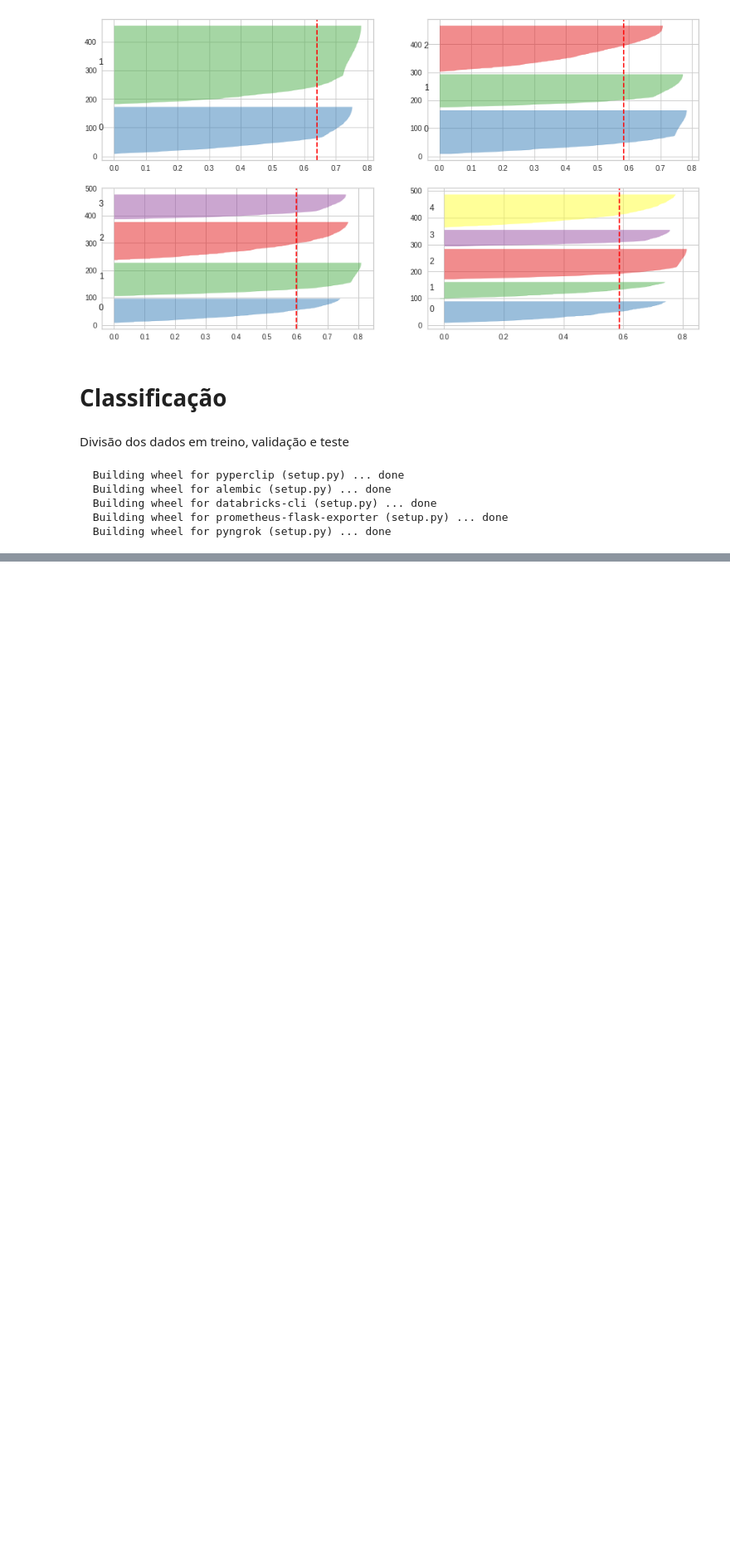
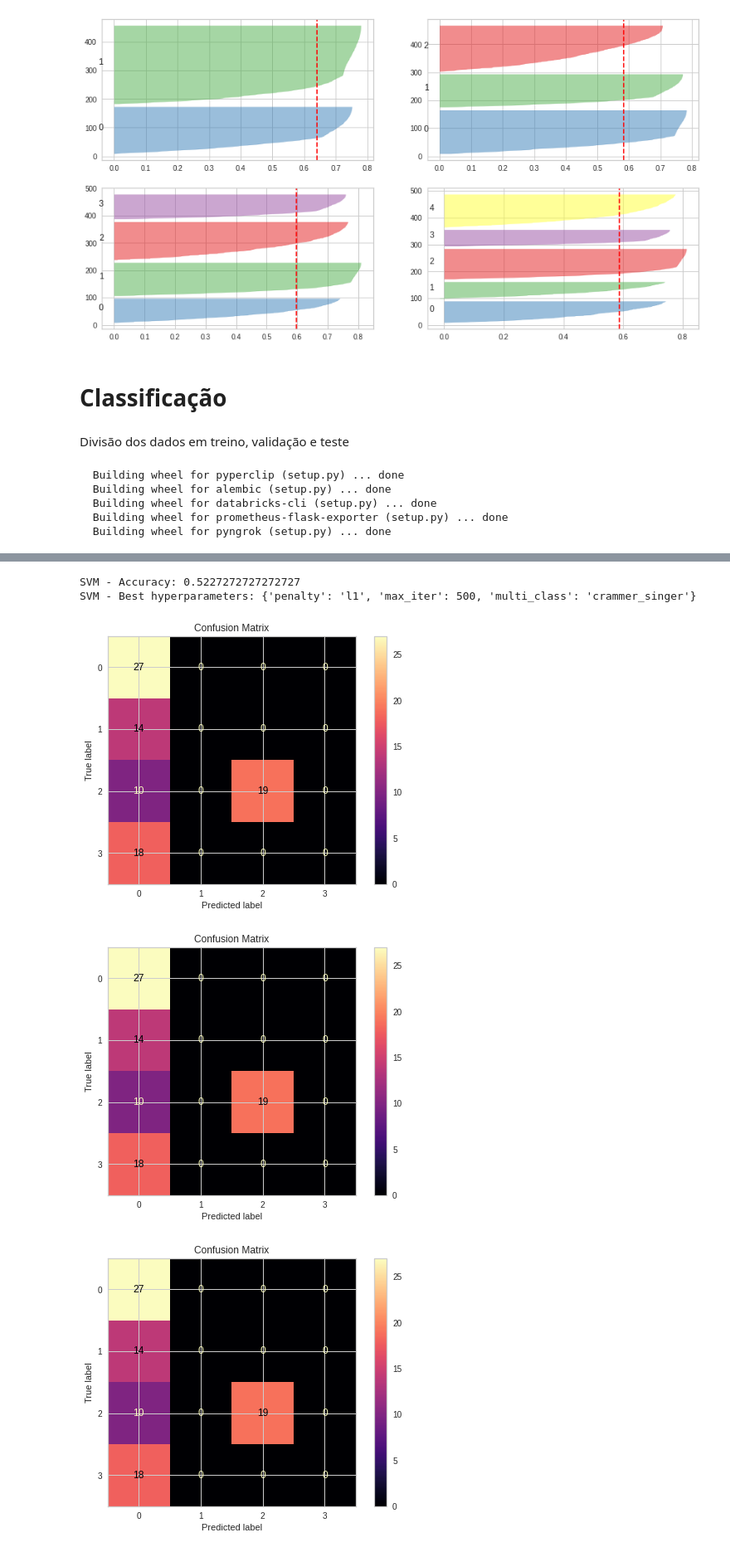
Before and after one commit to lluk4z/IF697-CienciaDeDados, a Jupyter notebook: Projeto02.ipynb, the cells around one changed output, grey strips where cells are left out. Shown at 83% size. Drawn from its saved outputs; the diff is of its cells as text; code cells hidden in the pictures; blank space fills up the shorter version.

```diff
--- a/Projeto02.ipynb
+++ b/Projeto02.ipynb
@@ -460,0 +497,23 @@ Best hyperparameters: {'criterion': 'entropy', 'max_depth': 8, 'n_estimators': 4
+# %%
+def objective_SVM(trial):
+
+    classifier = LinearSVC
+    param = {
+        "penalty": trial.suggest_categorical("penalty", ["l1", "l2"]),
+        "max_iter": trial.suggest_int("max_iter", 500, 2000, step=500),
+        "multi_class": trial.suggest_categorical("multi_class", ["crammer_singer"]),
+        "random_state": 0
+    }
+    model_name = 'SVM'
+    run_name = 'SVM_model'
+
+    accuracy = model_experimentation(classifier, param, model_name, run_name)
+    return accuracy
+# %%
+# Create a study object and optimize the objective function.
+study_svm = optuna.create_study(direction='maximize')
+study_svm.optimize(objective_SVM, n_trials=5)
+trial_svm = study_svm.best_trial
+print('SVM - Accuracy: {}'.format(trial_svm.value))
+print("SVM - Best hyperparameters: {}".format(trial_svm.params))
+# %% [output]
@@ -460,0 +526,5 @@ Best hyperparameters: {'criterion': 'entropy', 'max_depth': 8, 'n_estimators': 4
+SVM - Accuracy: 0.5227272727272727
+SVM - Best hyperparameters: {'penalty': 'l1', 'max_iter': 500, 'multi_class': 'crammer_singer'}
+[figure, added]
+[figure, added]
+[figure, added]
```
Also changed, not shown: parts of 16 cells of this notebook.
